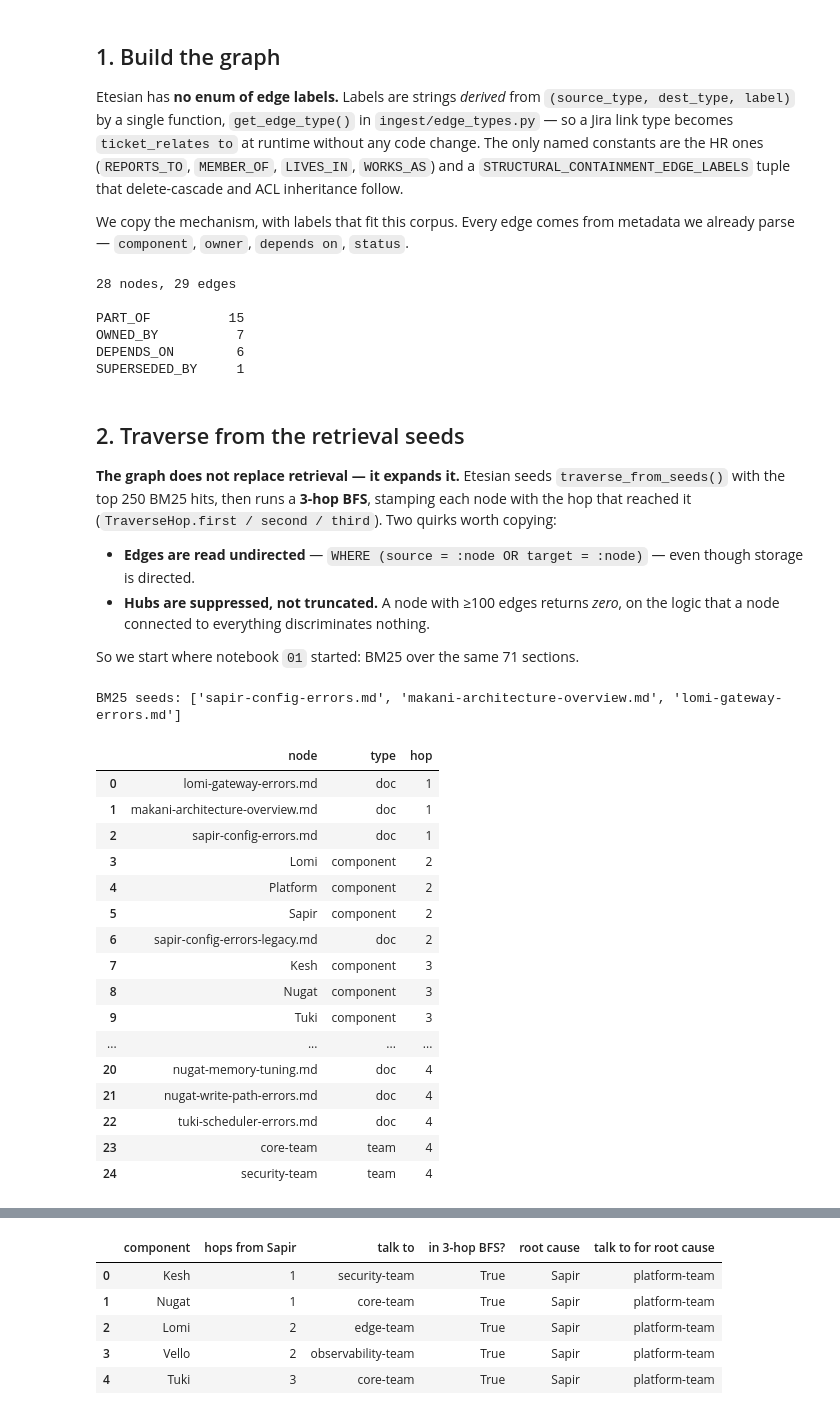
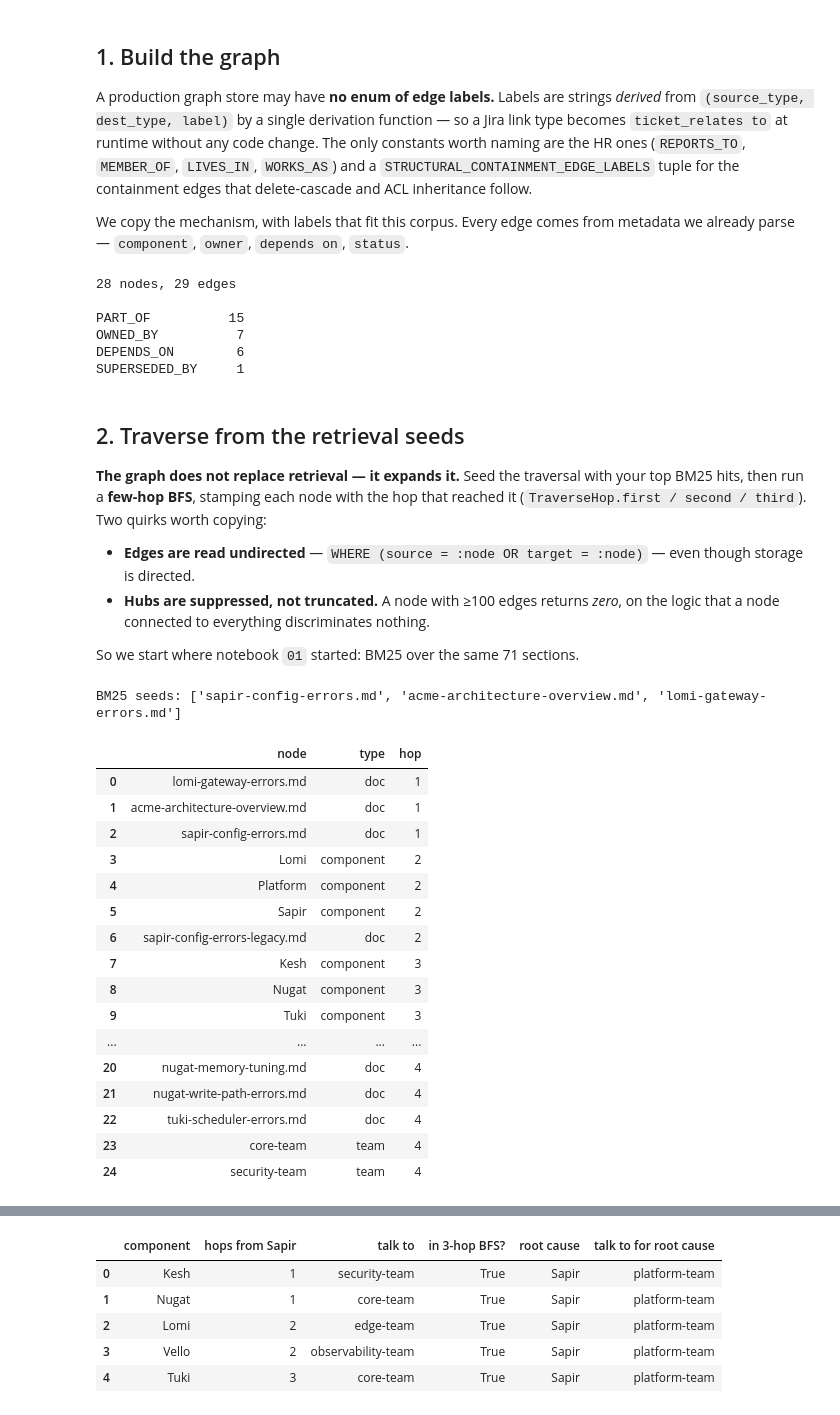
Before and after one commit to NAVNAV221/searching-methods-cookbooks, a Jupyter notebook: 04_graph_search.ipynb, the cells around one changed output, grey strips where cells are left out. Saved outputs shown, nothing was run; the diff lists cells and outputs as text; code cells hidden in the pictures.

```diff
--- a/04_graph_search.ipynb
+++ b/04_graph_search.ipynb
@@ -18,7 +18,7 @@ The postmortem in the corpus is this exact failure: 90 minutes lost debugging Tu
 # %% [markdown]
 ## 1. Build the graph
 
-Etesian has **no enum of edge labels.** Labels are strings *derived* from `(source_type, dest_type, label)` by a single function, `get_edge_type()` in `ingest/edge_types.py` — so a Jira link type becomes `ticket_relates to` at runtime without any code change. The only named constants are the HR ones (`REPORTS_TO`, `MEMBER_OF`, `LIVES_IN`, `WORKS_AS`) and a `STRUCTURAL_CONTAINMENT_EDGE_LABELS` tuple that delete-cascade and ACL inheritance follow.
+A production graph store may have **no enum of edge labels.** Labels are strings *derived* from `(source_type, dest_type, label)` by a single derivation function — so a Jira link type becomes `ticket_relates to` at runtime without any code change. The only constants worth naming are the HR ones (`REPORTS_TO`, `MEMBER_OF`, `LIVES_IN`, `WORKS_AS`) and a `STRUCTURAL_CONTAINMENT_EDGE_LABELS` tuple for the containment edges that delete-cascade and ACL inheritance follow.
 
 We copy the mechanism, with labels that fit this corpus. Every edge comes from metadata we already parse — `component`, `owner`, `depends on`, `status`.
 # %%
@@ -27,23 +27,23 @@ from enum import StrEnum, auto
 import networkx as nx
 import pandas as pd
 
-from makani import load_chunks, tokenize, bm25_index
+from acme import load_chunks, tokenize, bm25_index
 
-MAX_EDGES_FOR_NODE = 100          # etesian: graph_store.py:45
+MAX_EDGES_FOR_NODE = 100          # hub suppression threshold
 
 
-class NodeType(StrEnum):          # etesian: NodeKind
+class NodeType(StrEnum):
     doc = auto()
     component = auto()
     team = auto()
 
 
-# etesian: the containment subset that delete-cascade and ACL re-derivation follow
+# the containment subset that delete-cascade and ACL re-derivation follow
 STRUCTURAL_CONTAINMENT_EDGE_LABELS = ("PART_OF",)
 
 
 def get_edge_type(src: NodeType, dst: NodeType, label: str | None = None) -> str:
-    """Labels are derived, not enumerated -- etesian's edge_types.get_edge_type()."""
+    """Labels are derived, not enumerated -- derived, not enumerated."""
     match (src, dst, label):
         case (NodeType.doc, NodeType.component, None):      return "PART_OF"
         case (NodeType.component, NodeType.component, _):   return "DEPENDS_ON"
@@ -54,13 +54,13 @@ def get_edge_type(src: NodeType, dst: NodeType, label: str | None = None) -> str
 
 
 def add(G, u, v, label):
-    """etesian stores edges(source, target, label) with UNIQUE(source, target, label).
+    """Production stores edges(source, target, label) with UNIQUE(source, target, label).
     Using the label as the MultiDiGraph key gives exactly that dedup."""
     G.add_edge(u, v, key=label, label=label)
 
 
 def build_graph(chunks):
-    G = nx.MultiDiGraph()         # etesian subclasses this and backs it with SQLite
+    G = nx.MultiDiGraph()         # production subclasses this and backs it with SQLite
     docs = {}
     for c in chunks:
         docs.setdefault(c.filename, c.meta)
@@ -98,7 +98,7 @@ SUPERSEDED_BY     1
 # %% [markdown]
 ## 2. Traverse from the retrieval seeds
 
-**The graph does not replace retrieval — it expands it.** Etesian seeds `traverse_from_seeds()` with the top 250 BM25 hits, then runs a **3-hop BFS**, stamping each node with the hop that reached it (`TraverseHop.first / second / third`). Two quirks worth copying:
+**The graph does not replace retrieval — it expands it.** Seed the traversal with your top BM25 hits, then run a **few-hop BFS**, stamping each node with the hop that reached it (`TraverseHop.first / second / third`). Two quirks worth copying:
 
 - **Edges are read undirected** — `WHERE (source = :node OR target = :node)` — even though storage is directed.
 - **Hubs are suppressed, not truncated.** A node with ≥100 edges returns *zero*, on the logic that a node connected to everything discriminates nothing.
@@ -106,48 +106,48 @@ SUPERSEDED_BY     1
 So we start where notebook `01` started: BM25 over the same 71 sections.
 # %%
 def neighbours(G, n):
-    """etesian reads edges regardless of direction, and suppresses hubs entirely."""
+    """Read edges regardless of direction, and suppress hubs entirely."""
     edges = ([(v, k) for _, v, k in G.out_edges(n, keys=True)]
              + [(u, k) for u, _, k in G.in_edges(n, keys=True)])
     return [] if len(edges) >= MAX_EDGES_FOR_NODE else edges
 
 
 def traverse(G, seeds, hops=3, expand=(NodeType.doc, NodeType.component)):
-    """etesian's traverse_from_seeds: BFS from the retrieval seeds, coloured by hop.
-    `team` nodes are attached but never expanded -- etesian does this for person."""
+    """Traversal from seeds: BFS from the retrieval seeds, coloured by hop.
+    `team` nodes are attached but never expanded -- production does this for person nodes."""
     hop_of = dict.fromkeys(seeds, 1)
     frontier = list(seeds)
     for hop in range(2, hops + 2):
         nxt = []
         for node in frontier:
             for neighbour, _label in neighbours(G, node):
                 if neighbour in hop_of:
                     continue
                 hop_of[neighbour] = hop
                 if G.nodes[neighbour].get("node_type") in expand:
                     nxt.append(neighbour)
         frontier = nxt
         if not frontier:
             break
     return hop_of
 
 
 question = "Sapir is down with CONFIGURATION_IS_MISSING at 3am. What else breaks and who should I talk with?"
 
 scores = bm25_index(chunks).get_scores(tokenize(question))
 seeds = list(dict.fromkeys(chunks[i].filename
                            for i in sorted(range(len(chunks)), key=lambda i: -scores[i])[:3]))
 print("BM25 seeds:", seeds, "\n")
 
 hop_of = traverse(G, seeds)
 pd.DataFrame([(n, str(G.nodes[n].get("node_type")), h) for n, h in hop_of.items()],
              columns=["node", "type", "hop"]).sort_values(["hop", "type", "node"]) \
   .reset_index(drop=True)
 # %% [output]
-BM25 seeds: ['sapir-config-errors.md', 'makani-architecture-overview.md', 'lomi-gateway-errors.md']
+BM25 seeds: ['sapir-config-errors.md', 'acme-architecture-overview.md', 'lomi-gateway-errors.md']
 |  | node | type | hop |
 | 0 | lomi-gateway-errors.md | doc | 1 |
-| 1 | makani-architecture-overview.md | doc | 1 |
+| 1 | acme-architecture-overview.md | doc | 1 |
 | 2 | sapir-config-errors.md | doc | 1 |
 | 3 | Lomi | component | 2 |
 | 4 | Platform | component | 2 |
```
Also changed, not shown: parts of 6 cells of this notebook, 23 other files.
